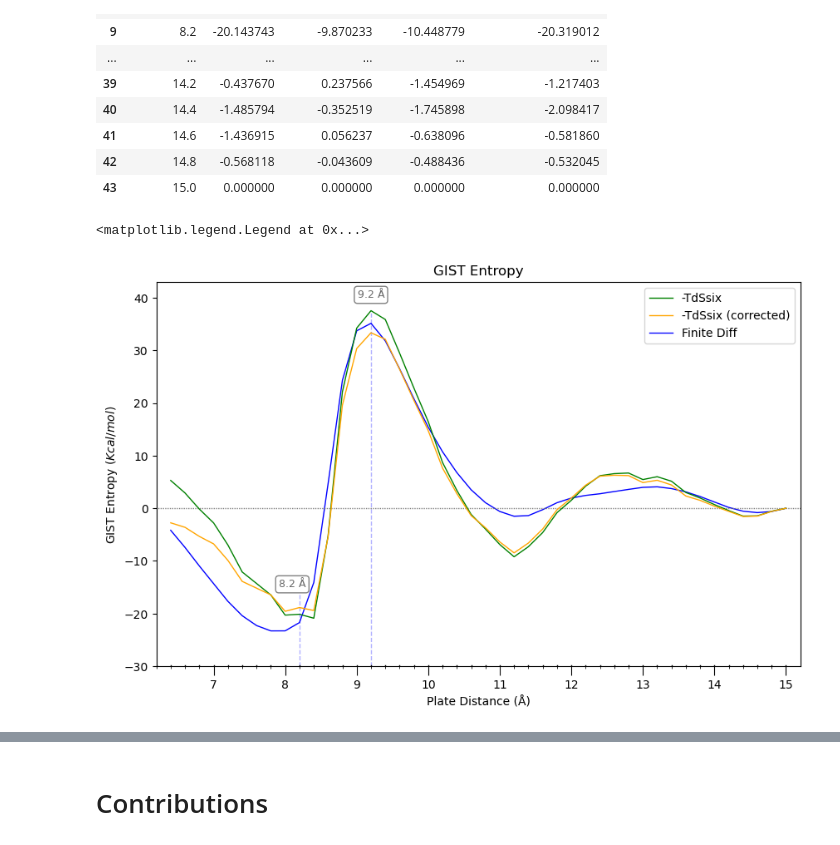
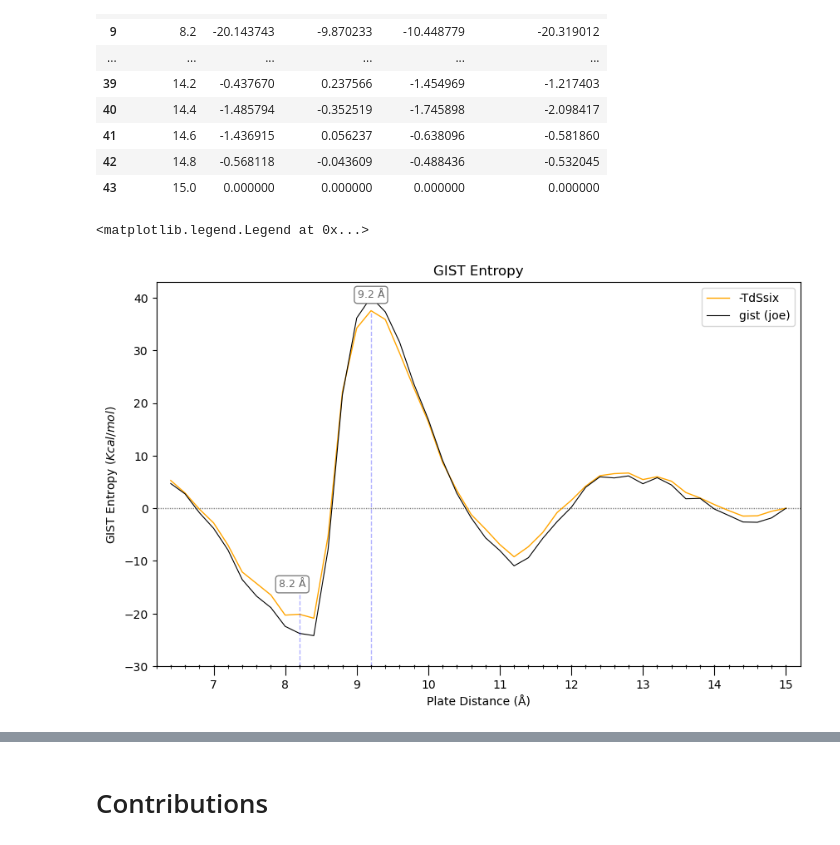
Before and after one commit to arghavanvg/hydrophobic-plates-analysis, a Jupyter notebook: df-energy-plotting.ipynb, the cells around one changed output, grey strips where cells are left out. Drawn from its saved outputs; the diff is of its cells as text; code cells hidden in the pictures.

```diff
--- a/df-energy-plotting.ipynb
+++ b/df-energy-plotting.ipynb
@@ -425,12 +431,13 @@ gist_Tds
 # %%
 
 plt.figure(figsize=(10, 6))
-plt.plot(gist_Tds['Distance(Å)'], gist_Tds['-dTSsix(ref)'], 'g-', markersize=3, linewidth=1, label='-TdSsix', zorder=2)
+plt.plot(gist_Tds['Distance(Å)'], gist_Tds['-dTSsix(ref)'], color='orange', markersize=3, linewidth=1, label='-TdSsix', zorder=2)
+# plt.plot(corrected_gist_Tds['Distance(Å)'], corrected_gist_Tds['-dTSsix(ref)'], color='green', markersize=3, linewidth=1, label='-TdSsix (corrected - neat)', zorder=3)
+# plt.plot(corrected_15_gist_Tds['Distance(Å)'], corrected_15_gist_Tds['-dTSsix(ref)'], color='violet', markersize=3, linewidth=1, label='-TdSsix (corrected - bulk)', zorder=4)
+# plt.plot(vanthoff_df_300K_above_6A['Distance(Å)'], vanthoff_df_300K_above_6A['Vant_Hoff_300K_Kcal/mol'], 'c--', markersize=3, linewidth=1, label='Finite Difference', zorder=1)
 # plt.plot(gist_Tds['Distance(Å)'], gist_Tds['-dTSorient+trans(ref)'], 'r-', markersize=3, linewidth=1, label='Trans+Orient', zorder=1)
-plt.plot(corrected_gist_Tds['Distance(Å)'], corrected_gist_Tds['-dTSsix(ref)'], color='orange', markersize=3, linewidth=1, label='-TdSsix (corrected)', zorder=3)
 # plt.plot(corrected_gist_Tds['Distance(Å)'], corrected_gist_Tds['-dTSorient+trans(ref)'], 'm-', markersize=3, linewidth=1, label='Trans+Orient (corrected)', zorder=1)
-plt.plot(vanthoff_df_300K_above_6A['Distance(Å)'], vanthoff_df_300K_above_6A['Vant_Hoff_300K_Kcal/mol'], 'b-', markersize=3, linewidth=1, label='Finite Diff', zorder=1)
-# plt.plot(gist_joe_ent_df['Distance(Å)'], gist_joe_ent_df['300'], 'k-', markersize=3, label='gist (joe)', zorder=2)
+plt.plot(gist_joe_ent_df['Distance(Å)'], gist_joe_ent_df['300'], 'k-', linewidth=0.8, label='gist (joe)', zorder=2)
 
 plt.hlines(y=0.00, xmin=6.0, xmax=15.2, color='grey', linestyle=(0, (1, 1)), linewidth=1, zorder=1)
 
@@ -443,31 +450,31 @@ plt.text(x=8.1, y=-15, s="8.2 Å", ha='center', fontsize=9, color='dimgrey',
 y_92 = gist_Tds.loc[gist_Tds['Distance(Å)'] == 9.2,'-dTSsix(ref)'].values[0]
 plt.vlines(x=9.2, ymin=-30, ymax=y_92, color='blue', linestyle='--', linewidth=1, alpha=0.3)
 plt.text(x=9.2, y=40, s="9.2 Å", ha='center', fontsize=9, color='dimgrey',
          bbox=dict(facecolor='white', edgecolor='gray', boxstyle='round,pad=0.3'))
 
 
 plt.title("GIST Entropy")
 plt.xlabel('Plate Distance (Å)')
 plt.ylabel(r'GIST Entropy $(Kcal/mol)$')
 plt.ylim(-30.0, 43.0)
 plt.xlim(6.2,15.2)
 
 plt.gca().xaxis.set_major_locator(ticker.MultipleLocator(1))
 
 medium_ticks = np.arange(6.2,15.2, 0.2)
 plt.gca().set_xticks(medium_ticks, minor=True)
 
 plt.tick_params(axis='x', which='major', length=8)
 plt.tick_params(axis='x', which='minor', length=2)
 for t in medium_ticks:
     plt.gca().axvline(t, ymin=0, ymax=0.003, color='k', lw=1)
 
 
 plt.legend()
 # plots_path = f'{output_path}/plots/'
 # os.makedirs(plots_path, exist_ok=True)
 
 # plt.savefig(f'{plots_path}/gist-Tds_above_6A.png', dpi=800)
 # %% [output]
 <matplotlib.legend.Legend at 0x...>
-[figure, old version]
+[figure, new version]
```
Also changed, not shown: parts of 2 cells of this notebook, 1 other file.
